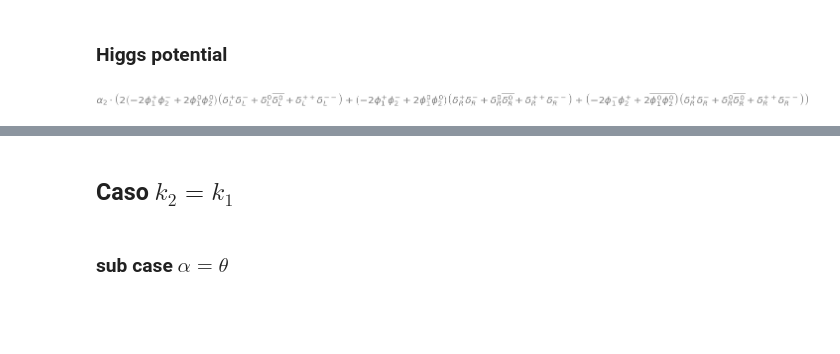
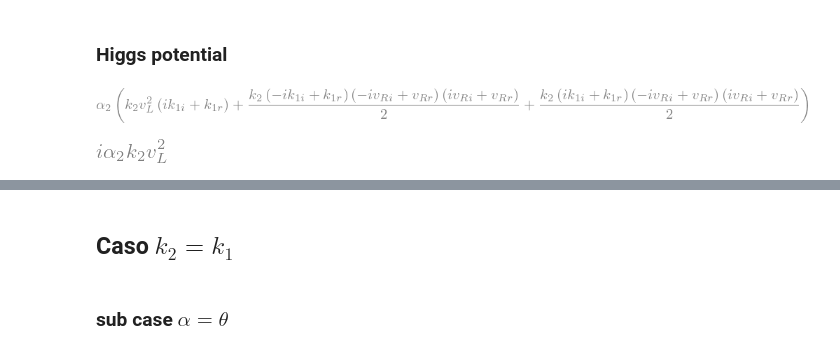
Before and after one commit to moiseszeleny/LRSM-with-Spheno, a Jupyter notebook: sympy_calculations/potential_Barenboim1996.ipynb, the cells around one changed output, grey strips where cells are left out. Saved outputs shown, nothing was run; the diff lists cells and outputs as text; code cells hidden in the pictures; blank space fills up the shorter version.

```diff
--- a/sympy_calculations/potential_Barenboim1996.ipynb
+++ b/sympy_calculations/potential_Barenboim1996.ipynb
@@ -188,10 +188,16 @@ rho1, rho2, rho3, rho4 = symbols(r'\rho_1, \rho_2, \rho_3, \rho_4', real=True)
 alpha1, alpha2, alpha3 = symbols(r'\alpha_1, \alpha_2, \alpha_3', real=True)
 beta1, beta2, beta3 = symbols(r'beta_1, beta_2, beta_3', real=True)
 # %%
-alpha2*(
-        trace(PhiPhitildeDagger)*trace(DeltaLDeltaLDagger) + trace(PhitildeDaggerPhi)*trace(DeltaRDeltaRDagger) ####checar
-        + trace(PhitildeDaggerPhi)*trace(DeltaLDeltaLDagger) + trace(PhitildePhiDagger)*trace(DeltaRDeltaRDagger)
-    )#.subs(vevR).subs(vevL).subs(vevPhi).expand()#.collect(I, evaluate=False)
+term2 = alpha2*(
+        trace(PhitildeDaggerPhi)*trace(DeltaRDeltaRDagger) + trace(PhiPhitildeDagger)*trace(DeltaLDeltaLDagger) +
+        trace(PhitildePhiDagger)*trace(DeltaRDeltaRDagger) + trace(PhitildeDaggerPhi)*trace(DeltaLDeltaLDagger)
+    ).subs(vevR).subs(vevL).subs(vevPhi)#.expand()#.collect(I, evaluate=False)
+
+term2
 # %% [output]
-[figure, old version]
+[figure, new version]
+# %%
+term2.diff(k1i).simplify()
+# %% [output]
+[figure, added]
 # %%
```
Also changed, not shown: parts of 72 cells of this notebook.
